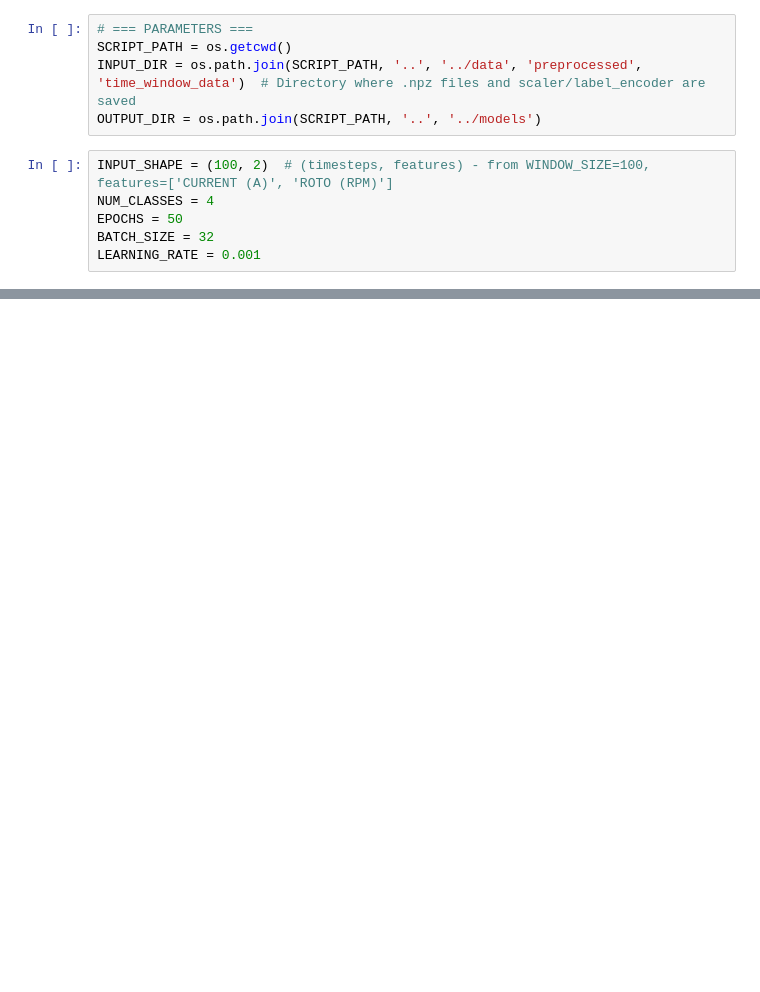
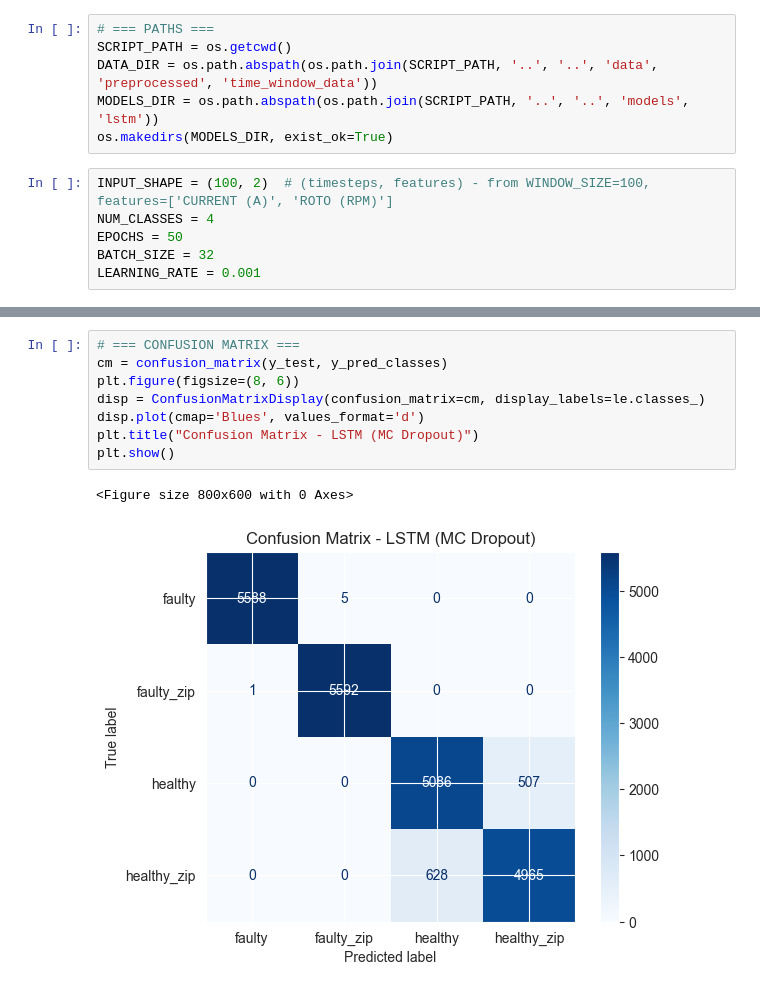
Before and after one commit to JakubTom1/Fault-detection-in-mechanical-devices, a Jupyter notebook: models_code/TimeWindowModels/LSTM.ipynb, the cells around one changed output, grey strips where cells are left out. Drawn from its saved outputs; the diff is of its cells as text; blank space fills up the shorter version.

```diff
--- a/models_code/TimeWindowModels/LSTM.ipynb
+++ b/models_code/TimeWindowModels/LSTM.ipynb
@@ -11,9 +11,10 @@ from sklearn.metrics import classification_report, confusion_matrix
 import matplotlib.pyplot as plt
 # %%
-# === PARAMETERS ===
+# === PATHS ===
 SCRIPT_PATH = os.getcwd()
-INPUT_DIR = os.path.join(SCRIPT_PATH, '..', '../data', 'preprocessed', 'time_window_data')  # Directory where .npz files and scaler/label_encoder are saved
-OUTPUT_DIR = os.path.join(SCRIPT_PATH, '..', '../models')
+DATA_DIR = os.path.abspath(os.path.join(SCRIPT_PATH, '..', '..', 'data', 'preprocessed', 'time_window_data'))
+MODELS_DIR = os.path.abspath(os.path.join(SCRIPT_PATH, '..', '..', 'models', 'lstm'))
+os.makedirs(MODELS_DIR, exist_ok=True)
 # %%
 INPUT_SHAPE = (100, 2)  # (timesteps, features) - from WINDOW_SIZE=100, features=['CURRENT (A)', 'ROTO (RPM)']
 NUM_CLASSES = 4
@@ -159 +181,12 @@ Classification Report:
+# %%
+# === CONFUSION MATRIX ===
+cm = confusion_matrix(y_test, y_pred_classes)
+plt.figure(figsize=(8, 6))
+disp = ConfusionMatrixDisplay(confusion_matrix=cm, display_labels=le.classes_)
+disp.plot(cmap='Blues', values_format='d')
+plt.title("Confusion Matrix - LSTM (MC Dropout)")
+plt.show()
+# %% [output]
+<Figure size 800x600 with 0 Axes>
+[figure, added]
 # %%
```
Also changed, not shown: parts of 9 cells of this notebook, 7 other files.
